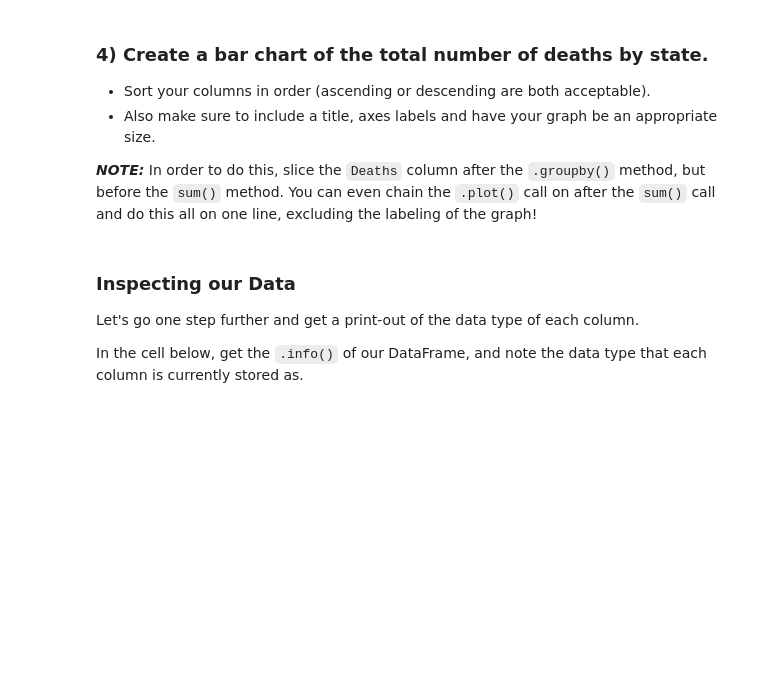
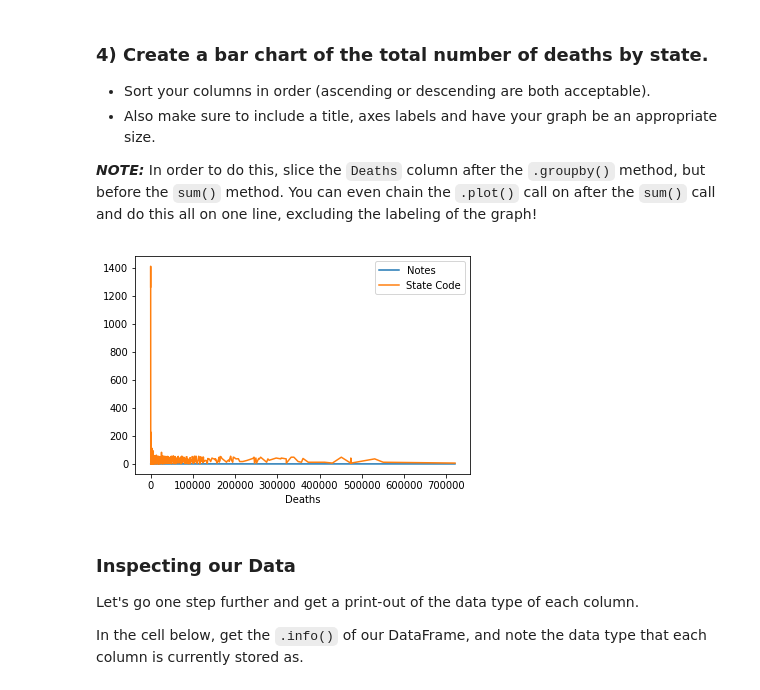
Before and after one commit to Cristinamulas/dsc-pivot-tables-pandas-lab-nyc-ds-060319, a Jupyter notebook: index.ipynb, the cells around one changed output. Saved outputs shown, nothing was run; the diff lists cells and outputs as text; code cells hidden in the pictures; blank space fills up the shorter version.

```diff
--- a/index.ipynb
+++ b/index.ipynb
@@ -96,7 +96,9 @@ df.groupby([df.Gender , df.Race]).min()
 **_NOTE:_** In order to do this, slice the `Deaths` column after the `.groupby()` method, but before the `sum()` method.  You can even chain the `.plot()` call on after the `sum()` call and do this all on one line, excluding the labeling of the graph!
 # %%
 #Your code here
-t = df.groupby(df.Deaths)
+t = df.groupby(df.Deaths).sum().plot()
+# %% [output]
+[figure, added]
 # %% [markdown]
 ### Inspecting our Data
 
```
